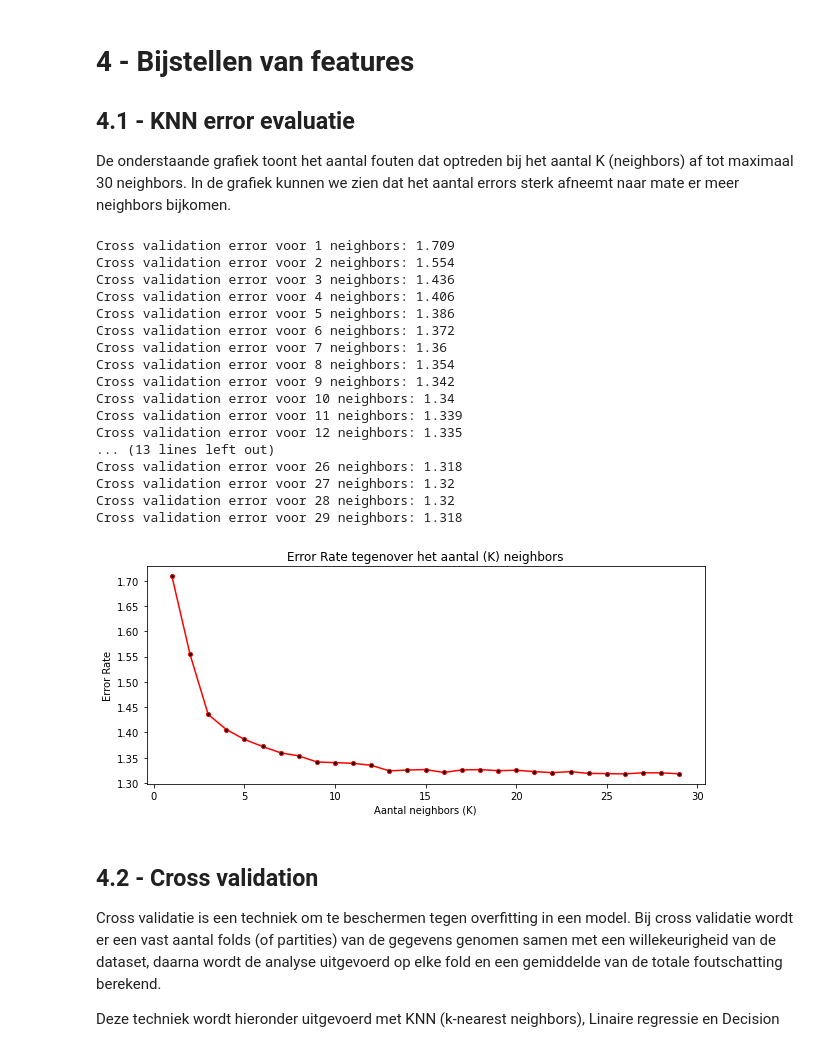
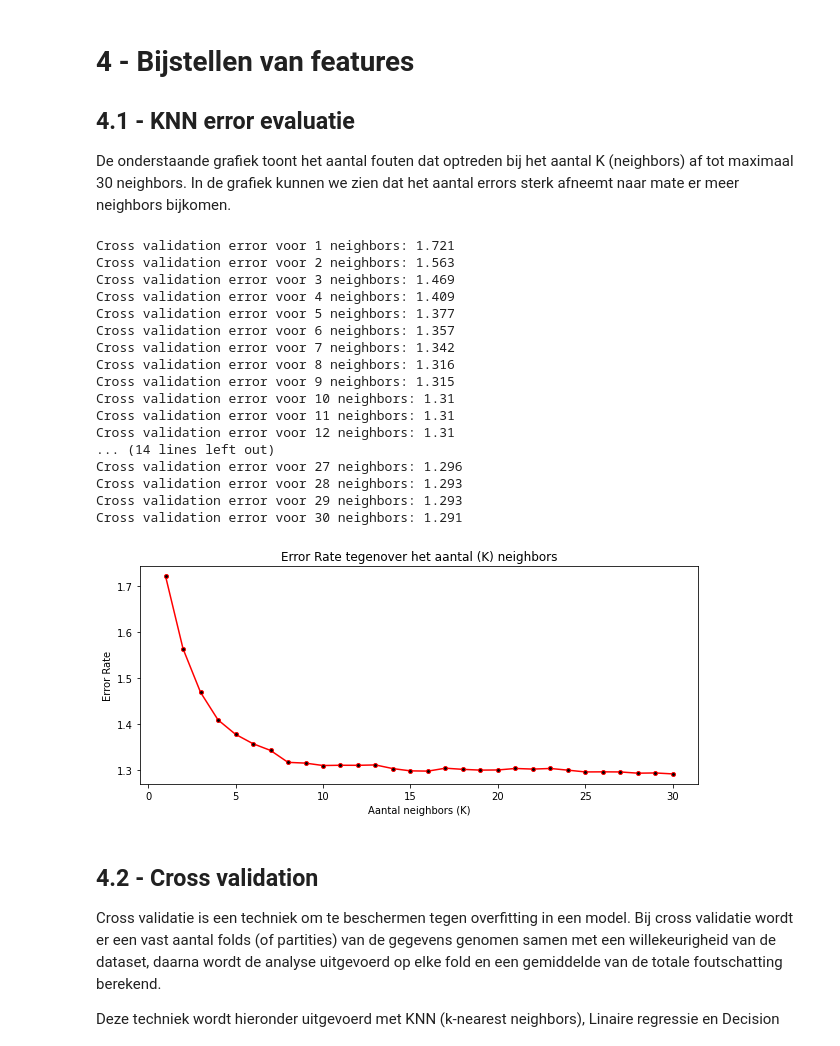
Before and after one commit to Xevro/data-science-in-python, a Jupyter notebook: Project Data Science/louis.dhont/project-deel-2.ipynb, the cells around one changed output. Cells and saved outputs as stored; diff of their text form; code cells hidden in the pictures.

```diff
--- a/Project Data Science/louis.dhont/project-deel-2.ipynb
+++ b/Project Data Science/louis.dhont/project-deel-2.ipynb
@@ -197,7 +204,7 @@ kroatie = ['kroatie', 'croatia', 'kroatië', 'istrië', 'plitvice', 'rode-meer',
 allerlei = ['Klassieke dressuur van topkwaliteit en stedenschoon', 'Avontuurlijke trektocht door een sprookjesachtig gebied', 'Trektocht in het spoor van de tuimelaar-dolfijn ',
        'Driedaagse trektocht in het land van d\x19Oc en d\x19Oil', 'Trektocht over de bergen naar de zee', 'Trektocht in het spoor van de tuimelaar-dolfijn','Paardrijden langs de route van de bandieten', 'De \x18Great Trek\x19: werkelijk avontuurlijke trektocht',
        'Beach and Bush Rides', 'Dressuurweek','Een week paardrijden met jongvolwassenen','National Park: paardrijden voor pure ontspanning',
-       'Driedaagse tocht door de Vienne-vallei','Trektocht naar de gouden stranden', 'Oman','Trektocht tussen zee en woestijnbergen', 'Programma Full','Smokkelaarstocht', 'Trektocht over de bergen naar zee','Beach and Meadows trektocht','De "legendes van de Wolf"-trektocht','Standplaatsvakantie Stertochten', 'nan']
+       'Driedaagse tocht door de Vienne-vallei','Trektocht naar de gouden stranden','Trektocht tussen zee en woestijnbergen', 'Programma Full','Smokkelaarstocht', 'Trektocht over de bergen naar zee','Beach and Meadows trektocht','De "legendes van de Wolf"-trektocht','Standplaatsvakantie Stertochten']
 
 def convert_bestemmingen():
     for index, row in enumerate(features['Bestemming']):
@@ -311,11 +318,17 @@ def convert_bestemmingen():
             features['Bestemming'].iloc[index] = 54
         elif any(ext in (str(row).lower()) for ext in ['oostenrijk']):
             features['Bestemming'].iloc[index] = 55
+        elif any(ext in (str(row).lower()) for ext in ['oman']):
+            features['Bestemming'].iloc[index] = 56
         elif any(ext in str(row) for ext in allerlei):
-            features['Bestemming'].iloc[index] = 3
+            rows = features['Bestemming'].index[[index]]
+            features['Bestemming'] = features['Bestemming'].drop(rows)
 
+    return features['Bestemming']
 
 features['Bestemming'] == convert_bestemmingen()
+#features = features['Bestemming'].dropna()
+features = features[features['Bestemming'].notna()]
 features['Bestemming'] = features['Bestemming'].astype(int)
 # %% [markdown]
 ## 1.5 -  Aanpassen categorieën *Aantal dagen tot vertrek*
@@ -756,40 +768,40 @@ De onderstaande grafiek toont het aantal fouten dat optreden bij het aantal K (n
 # %%
 err_knn_val = []
 neighbors = 30
 
-for k in range(1, neighbors):
+for k in range(1, neighbors +1):
     knn = KNeighborsRegressor(n_neighbors = k)
     knn.fit(X_train, y_train)
     pred = knn.predict(X_test)
     error = math.sqrt(mean_squared_error(y_test, pred))
     err_knn_val.append(error)
     print("Cross validation error voor " + str(k) + " neighbors: " + str(round(error, 3)))
 
 plt.figure(figsize=(10, 4))
-plt.plot(range(1, neighbors), err_knn_val, color="red", marker="o", markerfacecolor="black", markersize=4)
+plt.plot(range(1, neighbors+1), err_knn_val, color="red", marker="o", markerfacecolor="black", markersize=4)
 plt.title("Error Rate tegenover het aantal (K) neighbors")
 plt.xlabel("Aantal neighbors (K)")
 plt.ylabel("Error Rate")
 plt.show();
 # %% [output]
-Cross validation error voor 1 neighbors: 1.709
-Cross validation error voor 2 neighbors: 1.554
-Cross validation error voor 3 neighbors: 1.436
-Cross validation error voor 4 neighbors: 1.406
-Cross validation error voor 5 neighbors: 1.386
-Cross validation error voor 6 neighbors: 1.372
-Cross validation error voor 7 neighbors: 1.36
-Cross validation error voor 8 neighbors: 1.354
-Cross validation error voor 9 neighbors: 1.342
-Cross validation error voor 10 neighbors: 1.34
-Cross validation error voor 11 neighbors: 1.339
-Cross validation error voor 12 neighbors: 1.335
-... (13 lines left out)
-Cross validation error voor 26 neighbors: 1.318
-Cross validation error voor 27 neighbors: 1.32
-Cross validation error voor 28 neighbors: 1.32
-Cross validation error voor 29 neighbors: 1.318
+Cross validation error voor 1 neighbors: 1.721
+Cross validation error voor 2 neighbors: 1.563
+Cross validation error voor 3 neighbors: 1.469
+Cross validation error voor 4 neighbors: 1.409
+Cross validation error voor 5 neighbors: 1.377
+Cross validation error voor 6 neighbors: 1.357
+Cross validation error voor 7 neighbors: 1.342
+Cross validation error voor 8 neighbors: 1.316
+Cross validation error voor 9 neighbors: 1.315
+Cross validation error voor 10 neighbors: 1.31
+Cross validation error voor 11 neighbors: 1.31
+Cross validation error voor 12 neighbors: 1.31
+... (14 lines left out)
+Cross validation error voor 27 neighbors: 1.296
+Cross validation error voor 28 neighbors: 1.293
+Cross validation error voor 29 neighbors: 1.293
+Cross validation error voor 30 neighbors: 1.291
-[figure, old version]
+[figure, new version]
 # %% [markdown]
 ## 4.2 - Cross validation
 
```
Also changed, not shown: parts of 33 cells of this notebook, 2 other files.
